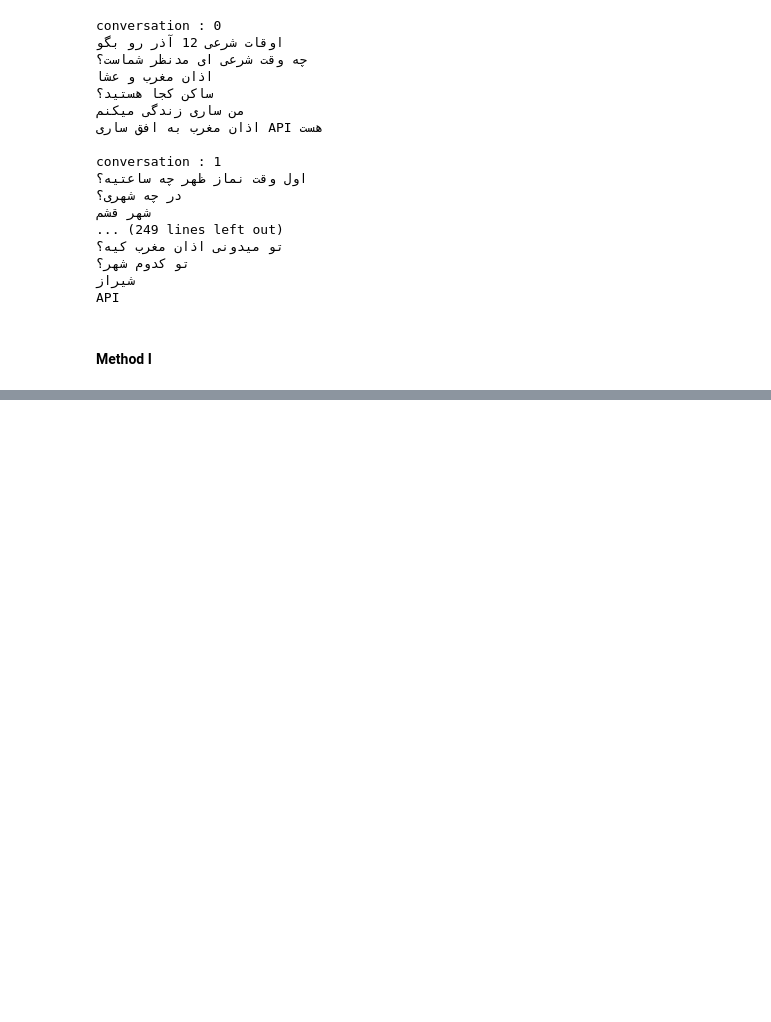
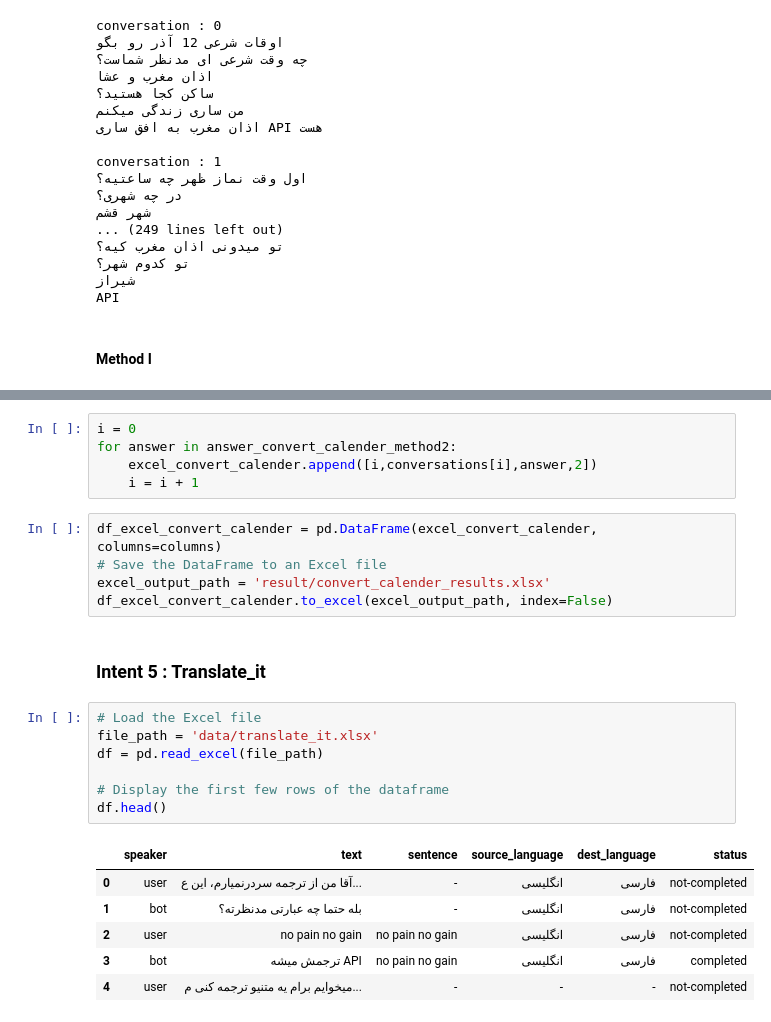
Before and after one commit to Precioux/Eunoia-Plus, a Jupyter notebook: DST.ipynb, the cells around one changed output, grey strips where cells are left out. Drawn from its saved outputs; the diff is of its cells as text; blank space fills up the shorter version.

Commit message:
till translate it

```diff
--- a/DST.ipynb
+++ b/DST.ipynb
@@ -722,0 +1827,26 @@ c_train3 = 'میخوام ساعت بذارم برای اذان صبح کی می
+# %%
+i = 0
+for answer in answer_convert_calender_method2:
+    excel_convert_calender.append([i,conversations[i],answer,2])
+    i = i + 1
+# %%
+df_excel_convert_calender = pd.DataFrame(excel_convert_calender, columns=columns)
+# Save the DataFrame to an Excel file
+excel_output_path = 'result/convert_calender_results.xlsx'
+df_excel_convert_calender.to_excel(excel_output_path, index=False)
+# %% [markdown]
+### Intent 5 : Translate_it
+# %%
+# Load the Excel file
+file_path = 'data/translate_it.xlsx'
+df = pd.read_excel(file_path)
+
+# Display the first few rows of the dataframe
+df.head()
+# %% [output]
+|  | speaker | text | sentence | source_language | dest_language | status |
+| 0 | user | آقا من از ترجمه سردرنمیارم، این ع... | - | انگلیسی | فارسی | not-completed |
+| 1 | bot | بله حتما چه عبارتی مدنظرته؟ | - | انگلیسی | فارسی | not-completed |
+| 2 | user | no pain no gain | no pain no gain | انگلیسی | فارسی | not-completed |
+| 3 | bot | ترجمش میشه API | no pain no gain | انگلیسی | فارسی | completed |
+| 4 | user | میخوایم برام یه متنیو ترجمه کنی م... | - | - | - | not-completed |
```
Also changed, not shown: parts of 92 cells of this notebook, 8 other files.
